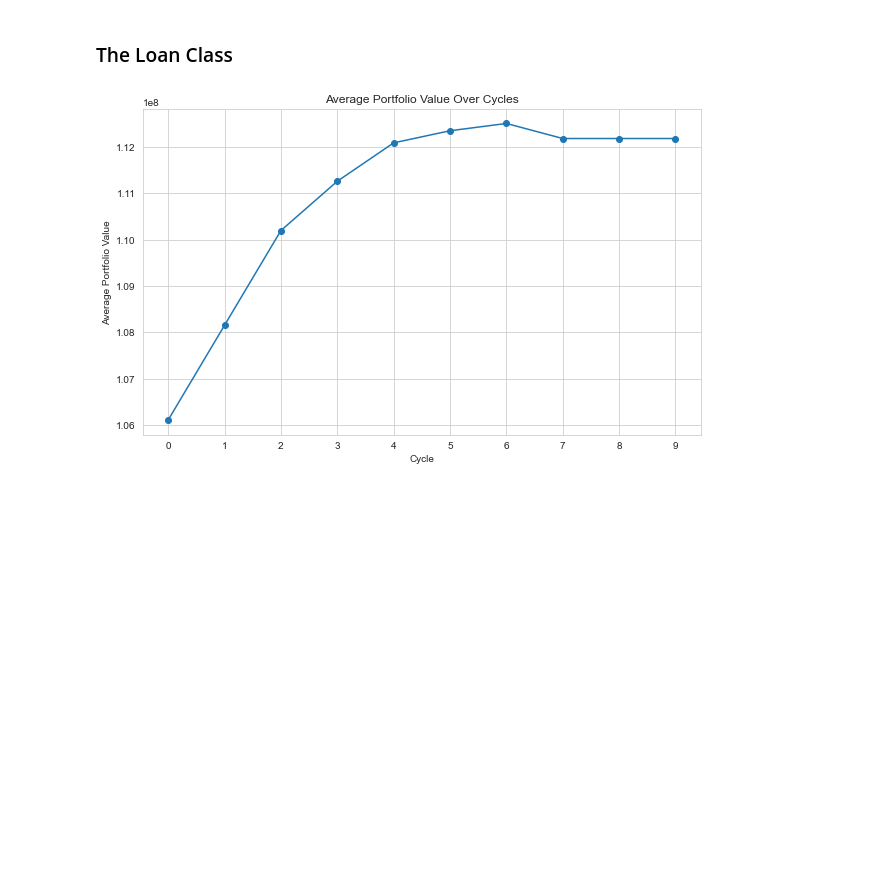
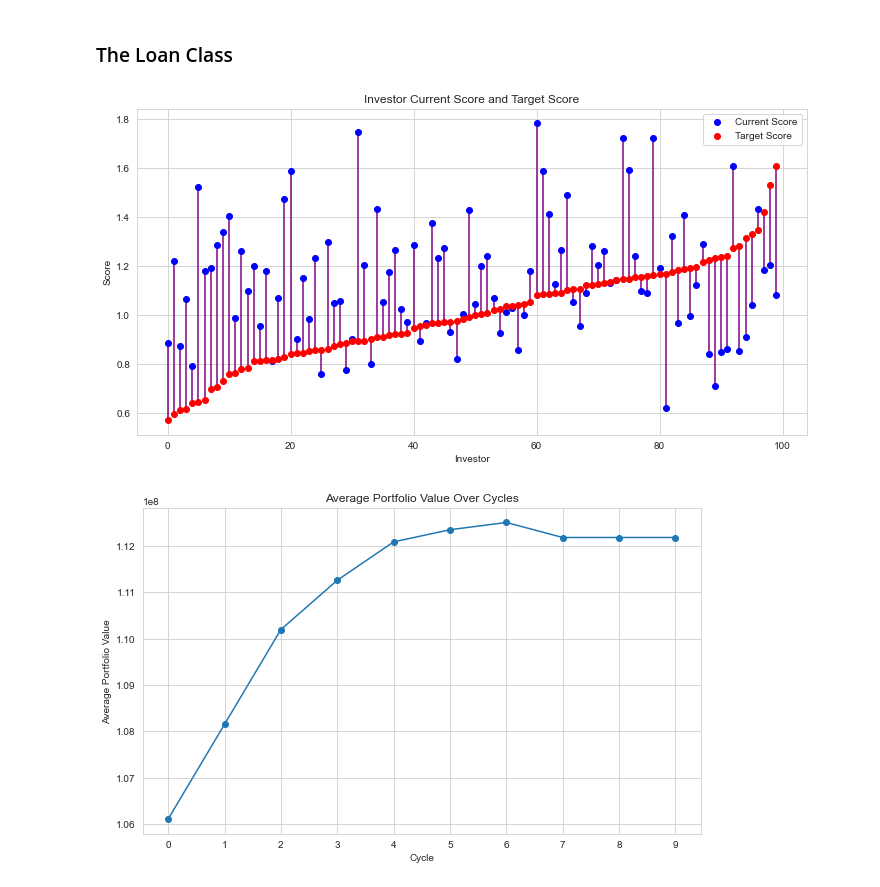
Before and after one commit to mithilpujar/capstone, a Jupyter notebook: LoanMarketPlayground V10.ipynb, the cells around one changed output. Saved outputs shown, nothing was run; the diff lists cells and outputs as text; code cells hidden in the pictures; blank space fills up the shorter version.

```diff
--- a/LoanMarketPlayground V10.ipynb
+++ b/LoanMarketPlayground V10.ipynb
@@ -171,7 +89,7 @@ class LoanInvestor:
         self.id = 'I'+str(uuid.uuid4())
         self.capital = capital if capital else self.generate_initial_capital()
         self.capital_history = []
-        self.target_score = np.random.uniform(0, 2)
+        self.target_score = np.abs(np.random.normal(1.0, 0.2))
         self.loan_fair_values = []
         self.portfolio_values = []
         self.portfolio = []
@@ -218,7 +136,7 @@ class LoanInvestor:
         weighted_interest = sum([loan.interest_rate * loan.size for loan in self.portfolio])
         weighted_pd = sum([loan.pd * loan.size for loan in self.portfolio])
         total_size = sum([loan.size for loan in self.portfolio])
-        self.current_score = (weighted_interest / total_size) / (weighted_pd / total_size) if weighted_interest >0 else 0
+        self.current_score = (weighted_interest / total_size) / (weighted_pd / total_size) if weighted_interest > 0 else 0
 
     def get_loans_to_sell(self):
         return
@@ -343,6 +261,36 @@ class loanMarket:
             avg_value = sum(cycle_values) / len(cycle_values) if cycle_values else 0
             avg_portfolio_values.append(avg_value)
         return avg_portfolio_values
+# %%
+# plotting out the target vs current score for all the investors in the loan market
+
+market = loanMarket(num_loans=10000, num_investors=100, num_traders=10)
+market.initialize()
+
+# Sorting the scores for a more organized visualization
+current_scores = np.array([investor.current_score for investor in market.investors])
+target_scores= np.array([investor.target_score for investor in market.investors])
+
+# Sorting the scores for a more organized visualization
+indices = np.argsort(target_scores)
+current_scores_sorted = current_scores[indices]
+target_scores_sorted = target_scores[indices]
+
+# Creating a scatter plot with connected lines
+plt.figure(figsize=(12, 6))
+for i in range(market.num_investors):
+    plt.plot([i, i], [current_scores_sorted[i], target_scores_sorted[i]], color='purple')  # lines
+plt.scatter(range(market.num_investors), current_scores_sorted, color='blue', label='Current Score', zorder=5)
+plt.scatter(range(market.num_investors), target_scores_sorted, color='red', label='Target Score', zorder=5)
+
+plt.ylabel("Score")
+plt.xlabel("Investor")
+plt.title("Investor Current Score and Target Score")
+plt.legend()
+plt.grid(True)
+plt.show()
+# %% [output]
+[figure, added]
 # %%
 loan_Market = loanMarket(100000, 122, 80)
 # %%
```
Also changed, not shown: parts of 2 cells of this notebook.
